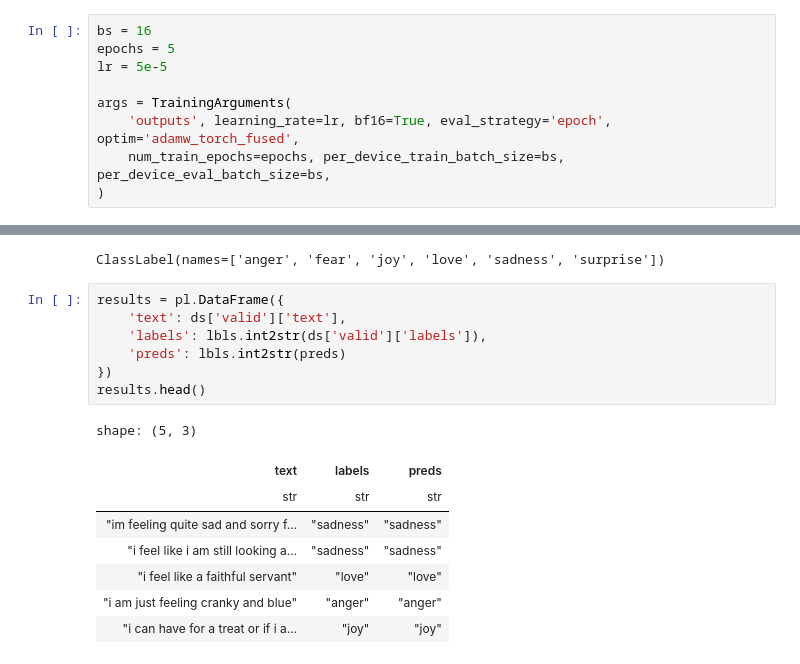
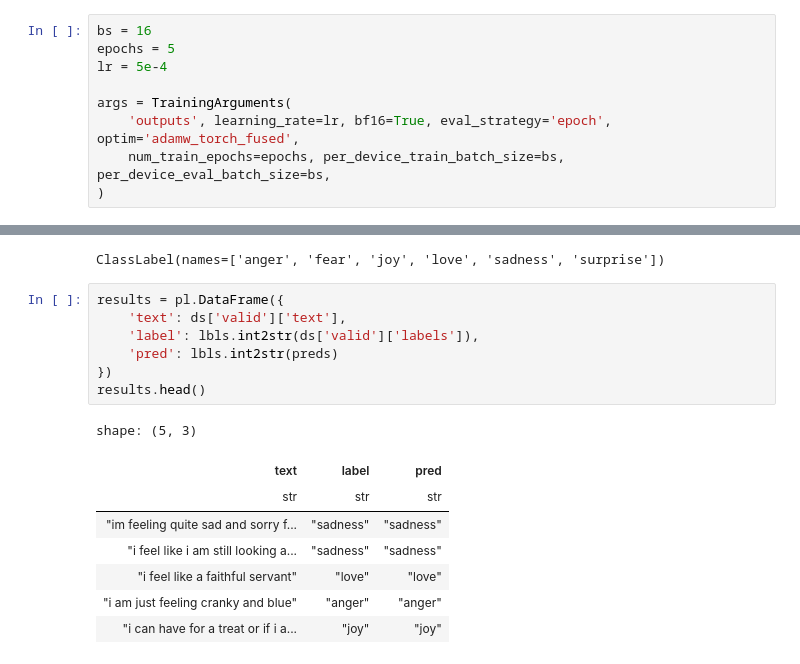
Before and after one commit to renato145/pucp_bootcamp_202401, a Jupyter notebook: nbs/04_transformer.ipynb, the cells around one changed output, grey strips where cells are left out. Saved outputs shown, nothing was run; the diff lists cells and outputs as text.

```diff
--- a/nbs/04_transformer.ipynb
+++ b/nbs/04_transformer.ipynb
@@ -171,7 +171,7 @@ ModernBertForSequenceClassification(
 # %%
 bs = 16
 epochs = 5
-lr = 5e-5
+lr = 5e-4
 
 args = TrainingArguments(
     'outputs', learning_rate=lr, bf16=True, eval_strategy='epoch', optim='adamw_torch_fused',
@@ -221,13 +220,13 @@ ClassLabel(names=['anger', 'fear', 'joy', 'love', 'sadness', 'surprise'])
 # %%
 results = pl.DataFrame({
     'text': ds['valid']['text'],
-    'labels': lbls.int2str(ds['valid']['labels']),
-    'preds': lbls.int2str(preds)
+    'label': lbls.int2str(ds['valid']['labels']),
+    'pred': lbls.int2str(preds)
 })
 results.head()
 # %% [output]
 shape: (5, 3)
-| text | labels | preds |
+| text | label | pred |
 | str | str | str |
 | "im feeling quite sad and sorry f... | "sadness" | "sadness" |
 | "i feel like i am still looking a... | "sadness" | "sadness" |
```
Also changed, not shown: parts of 4 cells of this notebook, 4 other files.
